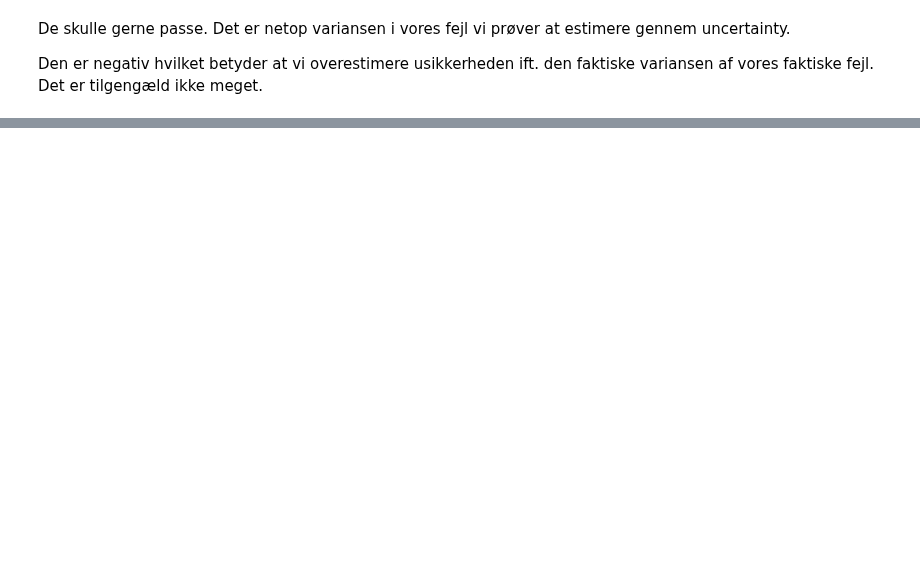
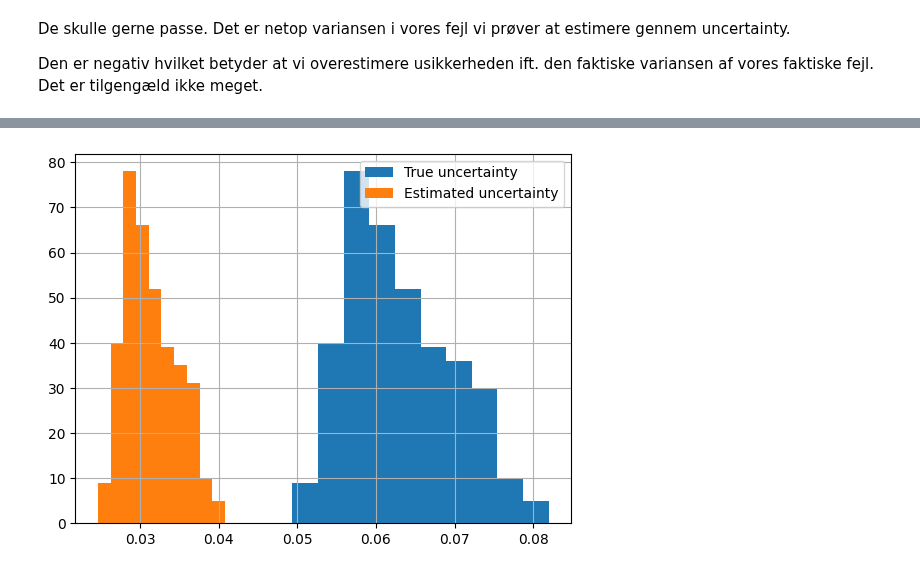
Before and after one commit to clarachristiansen/Bachelor_project, a Jupyter notebook: Uncertainty_quantification.ipynb, the cells around one changed output, grey strips where cells are left out. Cells and saved outputs as stored; diff of their text form; code cells hidden in the pictures; blank space fills up the shorter version.

```diff
--- a/Uncertainty_quantification.ipynb
+++ b/Uncertainty_quantification.ipynb
@@ -309,0 +332,8 @@ plt.show()
+# %%
+plt.hist(true_uncertainty, label = 'True uncertainty')
+plt.hist(estimated_uncertainty,  label = 'Estimated uncertainty')
+plt.legend()
+plt.grid()
+plt.show()
+# %% [output]
+[figure, added]
```
Also changed, not shown: parts of 18 cells of this notebook.
